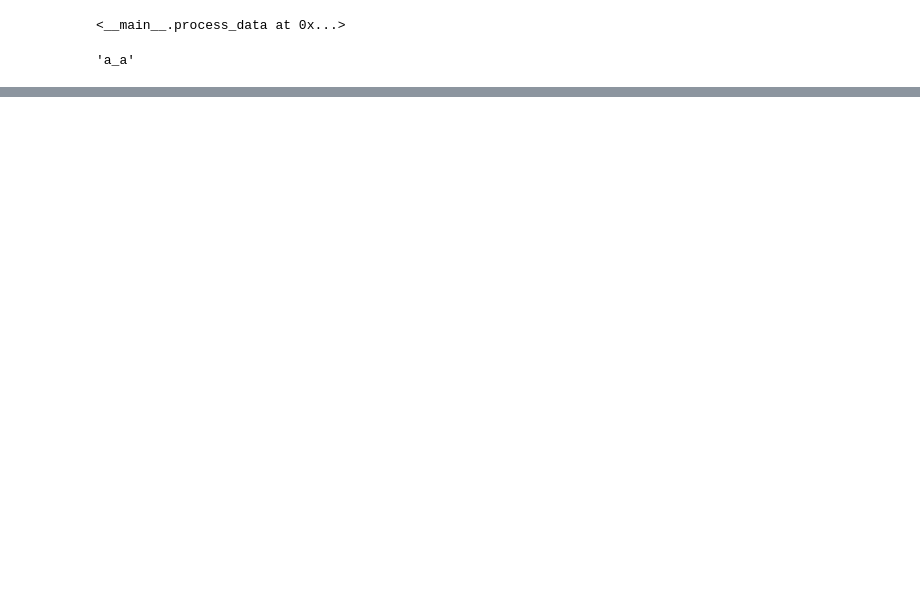
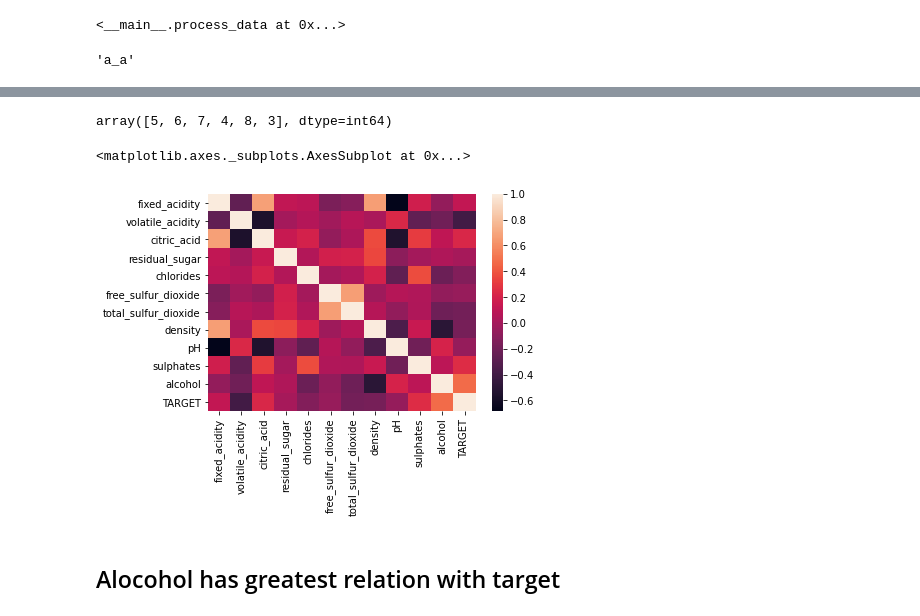
Before and after one commit to Baibhav19/ML_project1, a Jupyter notebook: src/main_process.ipynb, the cells around one changed output, grey strips where cells are left out. Cells and saved outputs as stored; diff of their text form; code cells hidden in the pictures; blank space fills up the shorter version.

```diff
--- a/src/main_process.ipynb
+++ b/src/main_process.ipynb
@@ -40,0 +58,2 @@ process_data()
+# %%
+df = pd.read_csv('../data/raw/winequality.csv', sep=',')
@@ -40,0 +69,11 @@ process_data()
+# %%
+df['TARGET'].unique()
+# %% [output]
+array([5, 6, 7, 4, 8, 3], dtype=int64)
+# %%
+sns.heatmap(df.corr())
+# %% [output]
+<matplotlib.axes._subplots.AxesSubplot at 0x...>
+[figure, added]
+# %% [markdown]
+## Alocohol has greatest relation with target
```
Also changed, not shown: parts of 19 cells of this notebook, 9 other files.
